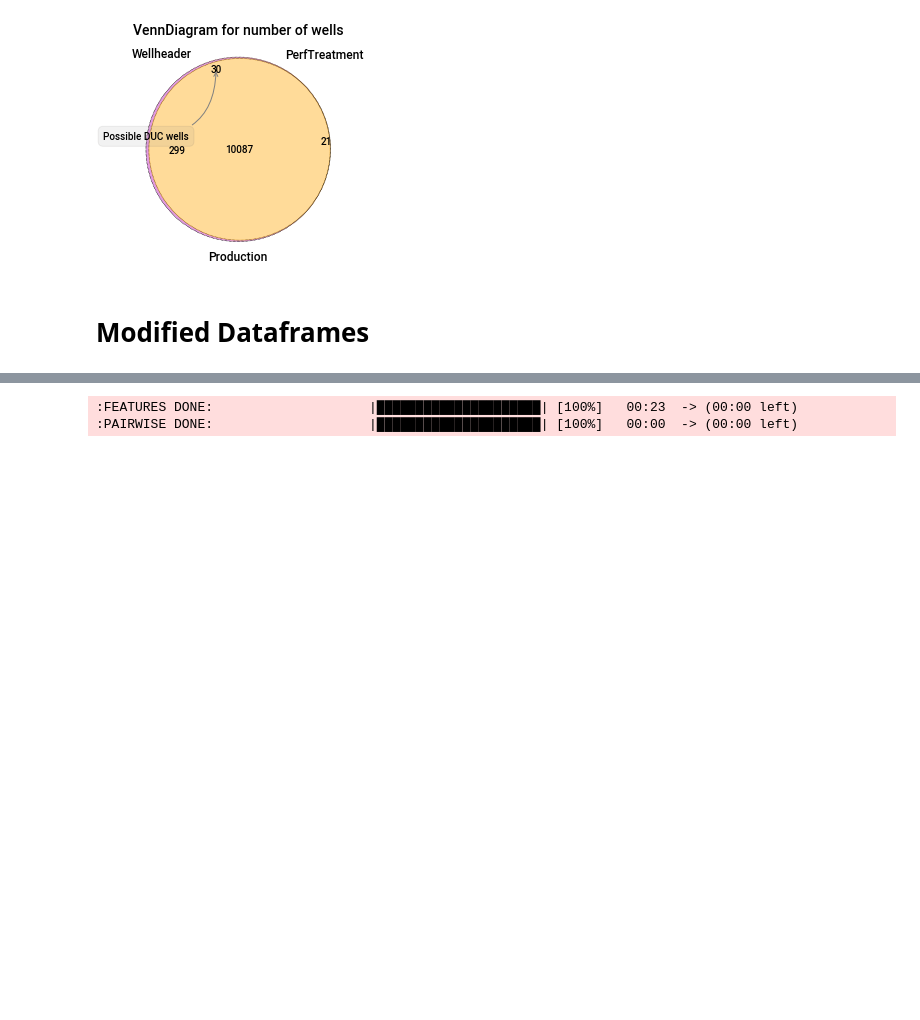
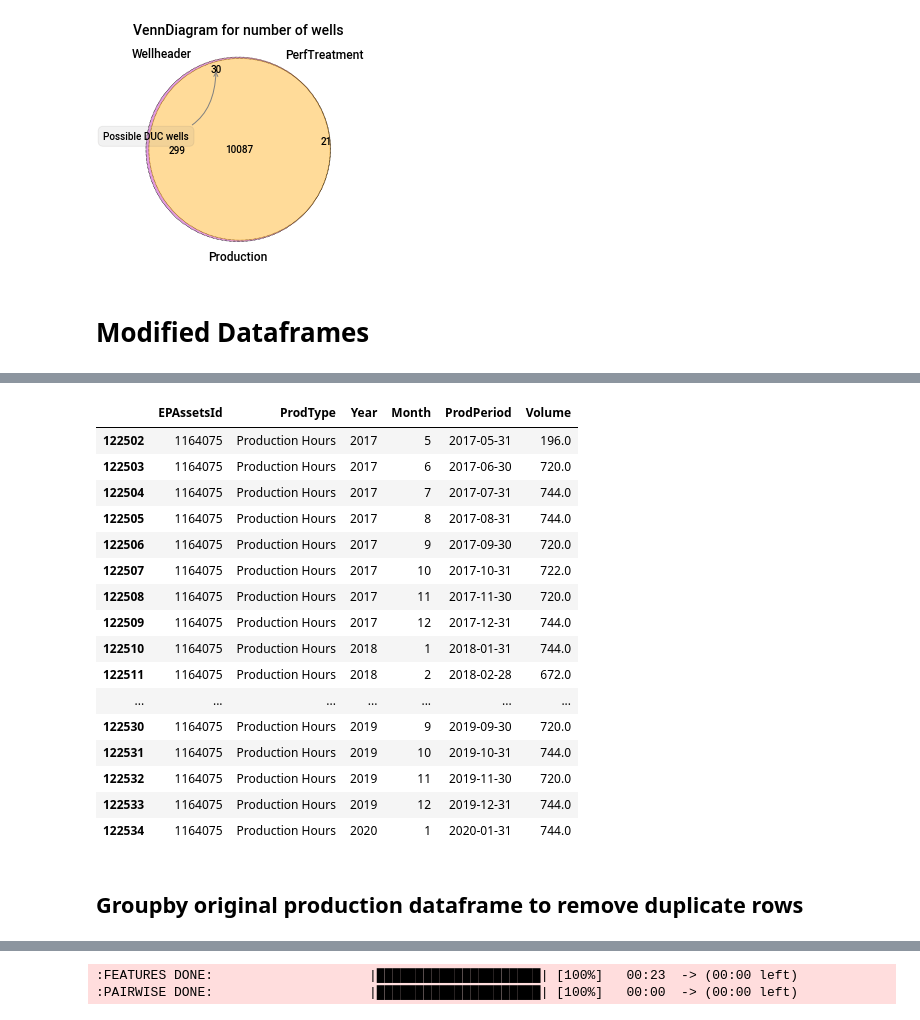
Before and after one commit to coy17a/2020DUCdatathon, a Jupyter notebook: DUC Wells Identification/EDA/EDA for Identification of DUC Wells.ipynb, the cells around one changed output, grey strips where cells are left out. Cells and saved outputs as stored; diff of their text form; code cells hidden in the pictures; blank space fills up the shorter version.

```diff
--- a/DUC Wells Identification/EDA/EDA for Identification of DUC Wells.ipynb
+++ b/DUC Wells Identification/EDA/EDA for Identification of DUC Wells.ipynb
@@ -361,0 +514,5 @@ well_production['Month'] = well_production['ProdPeriod'].dt.month
+# %%
+# create separate dataframe for production hours
+
+prod_hrs_data = well_production[well_production['ProdType']== 'Production Hours']
+prod_hrs_data.info()
@@ -361,0 +533,26 @@ well_production['Month'] = well_production['ProdPeriod'].dt.month
+# %%
+## group production hours table
+prod_hrs = prod_hrs_data.groupby(by=['EPAssetsId', 'ProdType', 'Year', 'Month'], as_index=False, observed=True).agg({'ProdPeriod':'max', 'Volume': 'sum'})
+# %%
+# check it for 1164075 for duplicates
+prod_hrs[prod_hrs['EPAssetsId']== 1164075].sort_values(by=['ProdPeriod'])
+# %% [output]
+|  | EPAssetsId | ProdType | Year | Month | ProdPeriod | Volume |
+| 122502 | 1164075 | Production Hours | 2017 | 5 | 2017-05-31 | 196.0 |
+| 122503 | 1164075 | Production Hours | 2017 | 6 | 2017-06-30 | 720.0 |
+| 122504 | 1164075 | Production Hours | 2017 | 7 | 2017-07-31 | 744.0 |
+| 122505 | 1164075 | Production Hours | 2017 | 8 | 2017-08-31 | 744.0 |
+| 122506 | 1164075 | Production Hours | 2017 | 9 | 2017-09-30 | 720.0 |
+| 122507 | 1164075 | Production Hours | 2017 | 10 | 2017-10-31 | 722.0 |
+| 122508 | 1164075 | Production Hours | 2017 | 11 | 2017-11-30 | 720.0 |
+| 122509 | 1164075 | Production Hours | 2017 | 12 | 2017-12-31 | 744.0 |
+| 122510 | 1164075 | Production Hours | 2018 | 1 | 2018-01-31 | 744.0 |
+| 122511 | 1164075 | Production Hours | 2018 | 2 | 2018-02-28 | 672.0 |
+| ... | ... | ... | ... | ... | ... | ... |
+| 122530 | 1164075 | Production Hours | 2019 | 9 | 2019-09-30 | 720.0 |
+| 122531 | 1164075 | Production Hours | 2019 | 10 | 2019-10-31 | 744.0 |
+| 122532 | 1164075 | Production Hours | 2019 | 11 | 2019-11-30 | 720.0 |
+| 122533 | 1164075 | Production Hours | 2019 | 12 | 2019-12-31 | 744.0 |
+| 122534 | 1164075 | Production Hours | 2020 | 1 | 2020-01-31 | 744.0 |
+# %% [markdown]
+## Groupby original production dataframe to remove duplicate rows
```
Also changed, not shown: parts of 36 cells of this notebook.
